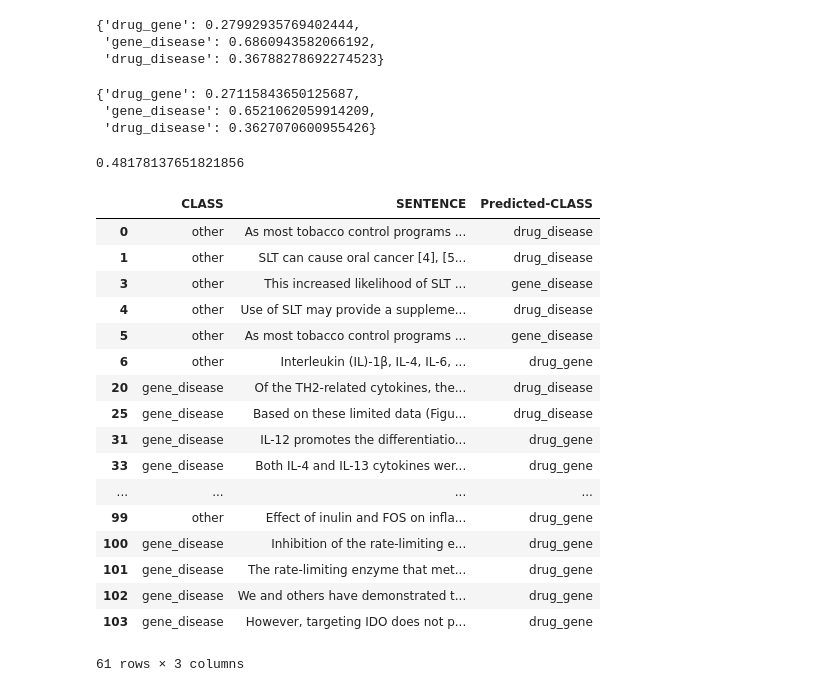
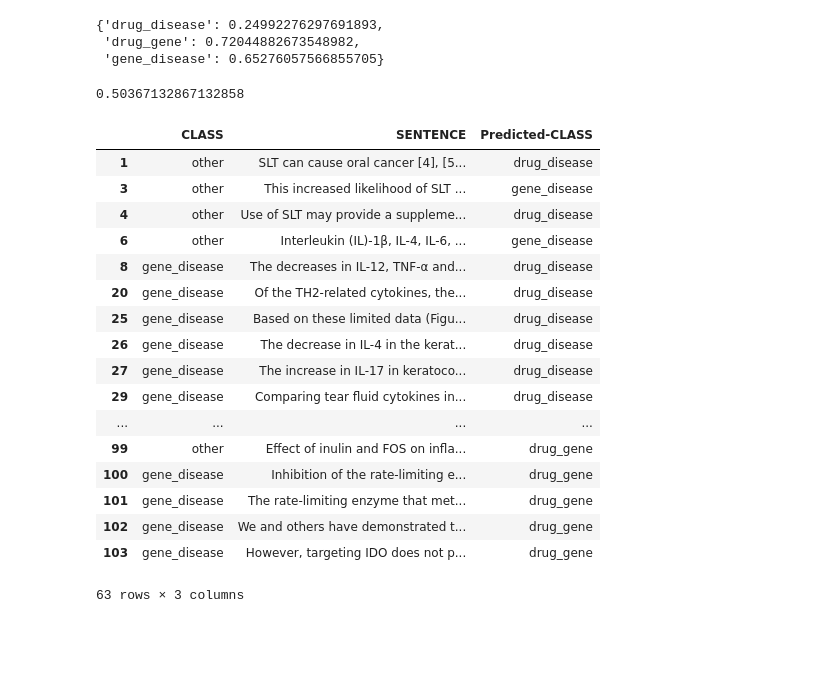
Before and after one commit to tsantosh7/Unsupervised-Supervised-Protein-Genes-Diseases-Organisms-Extraction, a Jupyter notebook: Code/Few_Shot_Learning_Relations_v01.ipynb, the cells around one changed output. Drawn from its saved outputs; the diff is of its cells as text; code cells hidden in the pictures; blank space fills up the shorter version.

```diff
--- a/Code/Few_Shot_Learning_Relations_v01.ipynb
+++ b/Code/Few_Shot_Learning_Relations_v01.ipynb
@@ -375,11 +256,11 @@ category_vecs_
 # %%
 # Test new sentence
 
-test_sample = 'This study assessed associations between the CYP4F2 gene and myocardial infarction (MI), using a haplotype-based case-control study of 234 MI patients and 248 controls genotyped for 5 single-nucleotide polymorphisms (rs3093105, rs3093135, rs1558139, rs2108622, rs3093200).'
+# test_sample = 'This study assessed associations between the CYP4F2 gene and myocardial infarction (MI), using a haplotype-based case-control study of 234 MI patients and 248 controls genotyped for 5 single-nucleotide polymorphisms (rs3093105, rs3093135, rs1558139, rs2108622, rs3093200).'
 # test_sample = 'Assessment of 1177 human immunodeficiency virus (HIV) resistance genotypes at an HIV/AIDS clinic showed a decrease in the incidence of the K65R mutation, from 15.2% of isolates during the period 2002-2004 to 2.7% of isolates during the period 2005-2006 (P < .001), despite elevated and stable rates of tenofovir use.'
 # test_sample = 'Doxorubicin-induced DNA damage was also specifically abolished by the proteasome inhibitors bortezomib and MG132 and much reduced in top2beta(-/-) mouse embryonic fibroblasts (MEF) compared with TOP2beta(+/+) MEFs, suggesting the involvement of proteasome and DNA topoisomerase IIbeta (Top2beta).'
 # test_sample = 'SLC9A6 at Xq26.3 (Gilfillan et al., 2008)X-linked mental retardation'
-# test_sample = 'DLBCL was identified by a microenvironment gene expression signature and is associated with increased expression of inflammatory mediators, such as multiple components of the T-cell receptor (TCR), molecules associated with T/NK-cell activation and the complement cascade, downstream targets of IFNγ'
+test_sample = 'DLBCL was identified by a microenvironment gene expression signature and is associated with increased expression of inflammatory mediators, such as multiple components of the T-cell receptor (TCR), molecules associated with T/NK-cell activation and the complement cascade, downstream targets of IFNγ'
 
 test_embedding = sif_embedding_wrapper.sentences2vecs([test_sample], embs, words, weight4ind)
 
@@ -389,29 +270,9 @@ for j in category_vecs:
 
 sim
 # %% [output]
-{'drug_gene': 0.27992935769402444,
- 'gene_disease': 0.6860943582066192,
- 'drug_disease': 0.36788278692274523}
+{'drug_disease': 0.24992276297691893,
+ 'drug_gene': 0.72044882673548982,
+ 'gene_disease': 0.65276057566855705}
-# %%
-# Test new sentence
-
-test_sample = 'This study assessed associations between the CYP4F2 gene and myocardial infarction (MI), using a haplotype-based case-control study of 234 MI patients and 248 controls genotyped for 5 single-nucleotide polymorphisms (rs3093105, rs3093135, rs1558139, rs2108622, rs3093200).'
-# test_sample = 'Assessment of 1177 human immunodeficiency virus (HIV) resistance genotypes at an HIV/AIDS clinic showed a decrease in the incidence of the K65R mutation, from 15.2% of isolates during the period 2002-2004 to 2.7% of isolates during the period 2005-2006 (P < .001), despite elevated and stable rates of tenofovir use.'
-# test_sample = 'Doxorubicin-induced DNA damage was also specifically abolished by the proteasome inhibitors bortezomib and MG132 and much reduced in top2beta(-/-) mouse embryonic fibroblasts (MEF) compared with TOP2beta(+/+) MEFs, suggesting the involvement of proteasome and DNA topoisomerase IIbeta (Top2beta).'
-# test_sample = 'SLC9A6 at Xq26.3 (Gilfillan et al., 2008)X-linked mental retardation'
-# test_sample = 'DLBCL was identified by a microenvironment gene expression signature and is associated with increased expression of inflammatory mediators, such as multiple components of the T-cell receptor (TCR), molecules associated with T/NK-cell activation and the complement cascade, downstream targets of IFNγ'
-
-test_embedding = sif_embedding_wrapper.sentences2vecs([test_sample], embs, words, weight4ind)
-
-sim = {}
-for j in category_vecs_:
-    sim[j] = cosine_similarity(test_embedding.reshape(1, -1), category_vecs_[j].reshape(1, -1)).flatten()[0]
-
-sim
-# %% [output]
-{'drug_gene': 0.27115843650125687,
- 'gene_disease': 0.6521062059914209,
- 'drug_disease': 0.3627070600955426}
 # %%
 # Testing on the 30 papers dataset
 
@@ -446,7 +307,7 @@ for idx, row in EBI_standard_temp.iterrows():
 EBI_test_predictions = {}
 
 for idx, row in EBI_standard_temp.iterrows():
-    max_sim = 0.0
+    max_sim = 0.30
     winner = 'other'
     for j in category_vecs:
         sim = cosine_similarity(row["vector"].reshape(1, -1), category_vecs[j].reshape(1, -1)).flatten()[0]
@@ -456,50 +317,33 @@ for idx, row in EBI_standard_temp.iterrows():
     EBI_test_predictions[idx] = winner
 
 
-def get_accuracy_score(predictions, truth_dict):
-    preds = []
-    labels = []
-    mis_classified = []
-    mis_pred = []
-
-    for k,v in predictions.items():
-        preds.append(v)
-        labels.append(truth_dict[k])
-        if v!=truth_dict[k]:
-#             print(str(v) + '--x--' + str(truth_dict[k]))
-            mis_classified.append(k)
-            mis_pred.append(str(v))
-
-    return f1_score(labels, preds, average='weighted'), mis_classified, mis_pred
-
-
-score, miss_classified, miss_pred = get_accuracy_score(EBI_test_predictions, EBI_test_ground_truth)
-score
+EBI_score, EBI_miss_classified, EBI_miss_pred = get_accuracy_score(EBI_test_predictions, EBI_test_ground_truth)
+EBI_score
 # %% [output]
-0.48178137651821856
+0.50367132867132858
 # %%
-miss_calssified_EBI_test = EBI_standard_temp.iloc[miss_classified , [0,1]]
-miss_calssified_EBI_test['Predicted-CLASS'] = miss_pred
+miss_calssified_EBI_test = EBI_standard_temp.iloc[EBI_miss_classified , [0,1]]
+miss_calssified_EBI_test['Predicted-CLASS'] = EBI_miss_pred
 miss_calssified_EBI_test
 # %% [output]
 |  | CLASS | SENTENCE | Predicted-CLASS |
-| 0 | other | As most tobacco control programs ... | drug_disease |
 | 1 | other | SLT can cause oral cancer [4], [5... | drug_disease |
 | 3 | other | This increased likelihood of SLT ... | gene_disease |
 | 4 | other | Use of SLT may provide a suppleme... | drug_disease |
-| 5 | other | As most tobacco control programs ... | gene_disease |
-| 6 | other | Interleukin (IL)-1β, IL-4, IL-6, ... | drug_gene |
+| 6 | other | Interleukin (IL)-1β, IL-4, IL-6, ... | gene_disease |
+| 8 | gene_disease | The decreases in IL-12, TNF-α and... | drug_disease |
 | 20 | gene_disease | Of the TH2-related cytokines, the... | drug_disease |
 | 25 | gene_disease | Based on these limited data (Figu... | drug_disease |
-| 31 | gene_disease | IL-12 promotes the differentiatio... | drug_gene |
-| 33 | gene_disease | Both IL-4 and IL-13 cytokines wer... | drug_gene |
+| 26 | gene_disease | The decrease in IL-4 in the kerat... | drug_disease |
+| 27 | gene_disease | The increase in IL-17 in keratoco... | drug_disease |
+| 29 | gene_disease | Comparing tear fluid cytokines in... | drug_disease |
 | ... | ... | ... | ... |
 | 99 | other | Effect of inulin and FOS on infla... | drug_gene |
 | 100 | gene_disease | Inhibition of the rate-limiting e... | drug_gene |
 | 101 | gene_disease | The rate-limiting enzyme that met... | drug_gene |
 | 102 | gene_disease | We and others have demonstrated t... | drug_gene |
 | 103 | gene_disease | However, targeting IDO does not p... | drug_gene |
-61 rows × 3 columns
+63 rows × 3 columns
 # %%
 # Get PolySearch dataset
 ColNames = ['entity_1', 'entity_2', 'Association', 'PMID','Sentence']
```
Also changed, not shown: parts of 23 cells of this notebook, 2 other files.
